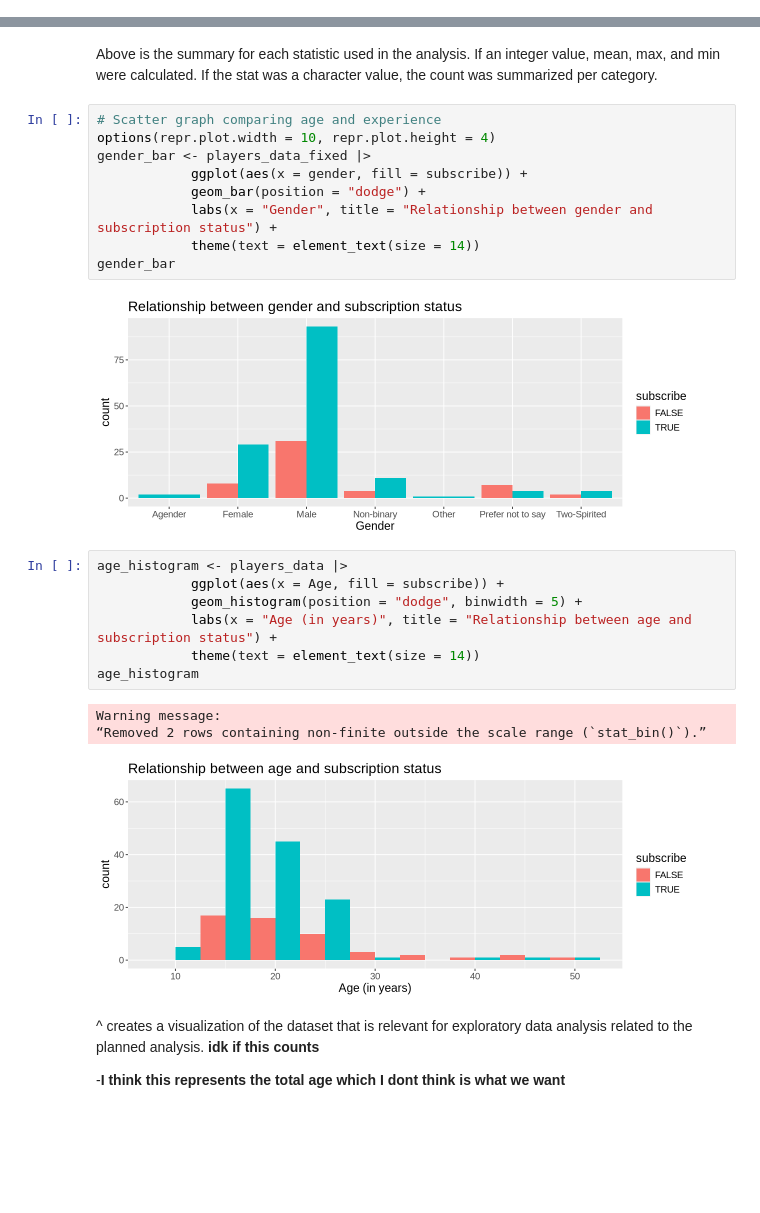
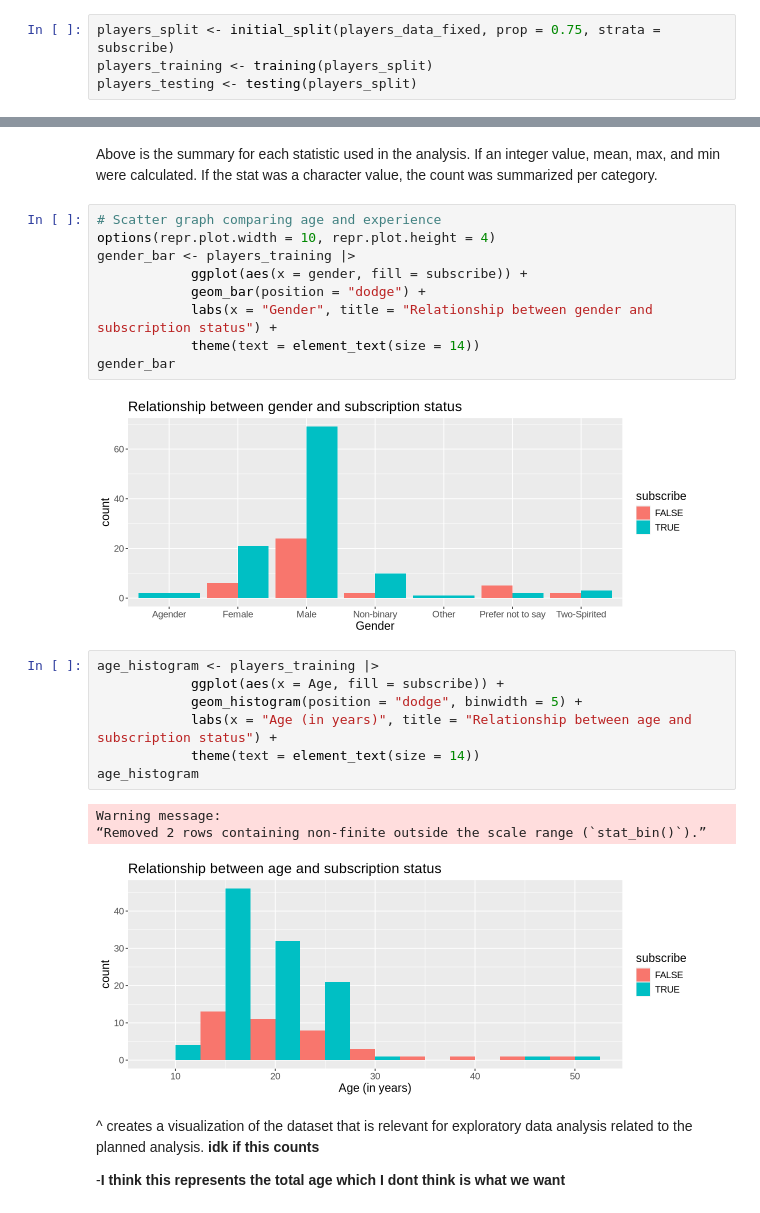
Before and after one commit to IFQXK/DSCI-100-project-group-19, a Jupyter notebook: Group Project.ipynb, the cells around one changed output, grey strips where cells are left out. Drawn from its saved outputs; the diff is of its cells as text; blank space fills up the shorter version.

Commit message:
Spliting Data

```diff
--- a/Group Project.ipynb
+++ b/Group Project.ipynb
@@ -115,6 +116,10 @@ A data.frame: 6 × 3
 | 4 | TRUE | Female | 21 |
 | 5 | TRUE | Male | 21 |
 | 6 | TRUE | Female | 17 |
+# %%
+players_split <- initial_split(players_data_fixed, prop = 0.75, strata = subscribe)
+players_training <- training(players_split)
+players_testing <- testing(players_split)
 # %% [markdown]
 This is what the first 6 lines of code looks like without wrangling
 # %%
@@ -181,25 +189,25 @@ Above is the summary for each statistic used in the analysis. If an integer valu
 # %%
 # Scatter graph comparing age and experience
 options(repr.plot.width = 10, repr.plot.height = 4)
-gender_bar <- players_data_fixed |>
+gender_bar <- players_training |>
             ggplot(aes(x = gender, fill = subscribe)) +
             geom_bar(position = "dodge") +
             labs(x = "Gender", title = "Relationship between gender and subscription status") +
             theme(text = element_text(size = 14))
 gender_bar
 # %% [output]
-[figure, old version]
+[figure, new version]
 # %%
-age_histogram <- players_data |>
+age_histogram <- players_training |>
             ggplot(aes(x = Age, fill = subscribe)) +
             geom_histogram(position = "dodge", binwidth = 5) +
             labs(x = "Age (in years)", title = "Relationship between age and subscription status") +
             theme(text = element_text(size = 14))
 age_histogram
 # %% [output]
 Warning message:
 “Removed 2 rows containing non-finite outside the scale range (`stat_bin()`).”
-[figure, old version]
+[figure, new version]
 # %% [markdown]
 ^ creates a visualization of the dataset that is relevant for exploratory data analysis related to the planned analysis. **idk if this counts**
 
```
Also changed, not shown: parts of 4 cells of this notebook.
